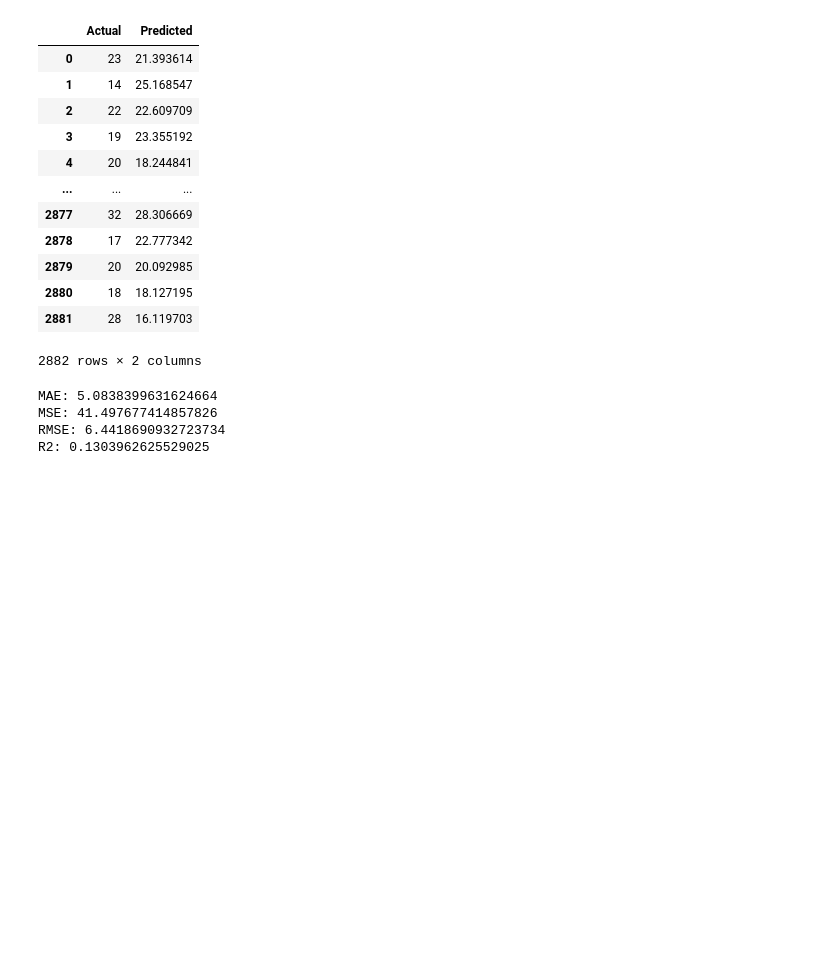
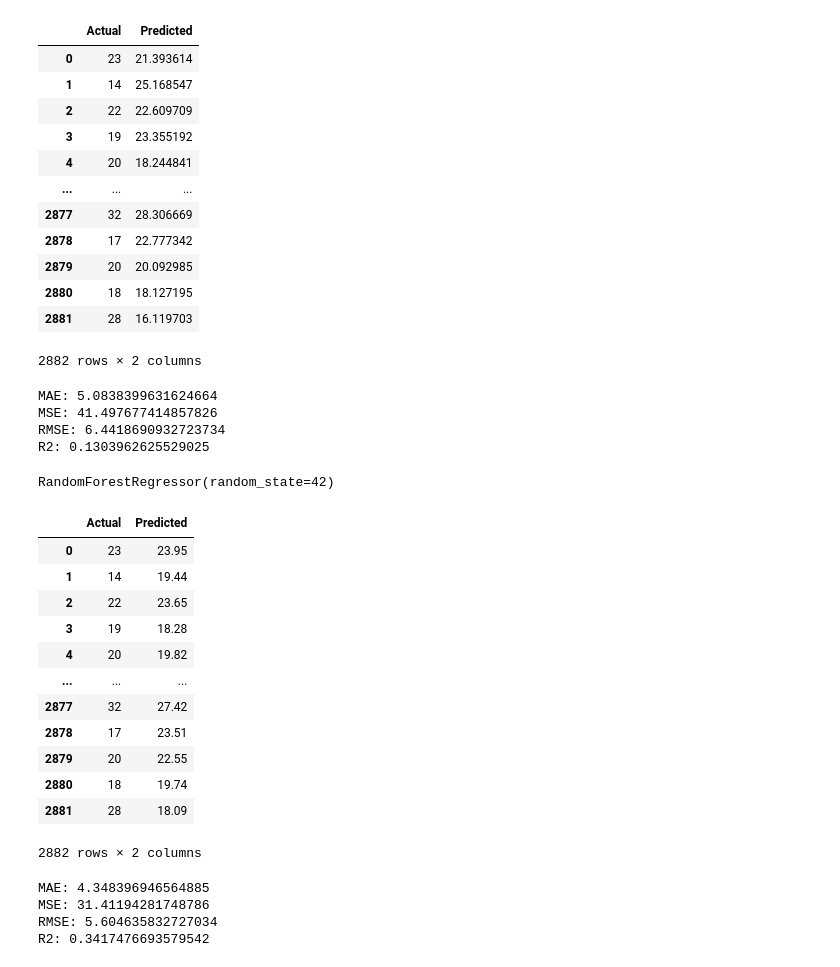
Before and after one commit to CruzUK/LR, a Jupyter notebook: LinearR.ipynb, the cells around one changed output. Drawn from its saved outputs; the diff is of its cells as text; code cells hidden in the pictures; blank space fills up the shorter version.

```diff
--- a/LinearR.ipynb
+++ b/LinearR.ipynb
@@ -209,3 +209,39 @@ MAE: 5.0838399631624664
 MSE: 41.497677414857826
 RMSE: 6.4418690932723734
 R2: 0.1303962625529025
+# %%
+#random forest regression
+#n_estimators that's a number of combination different trees , less trees faster , more trees more complex slower
+
+rf_reg=RandomForestRegressor(n_estimators=100,random_state=42)
+rf_reg.fit(X_train,y_train)
+# %% [output]
+RandomForestRegressor(random_state=42)
+# %%
+
+rf_reg_pred=rf_reg.predict(X_test)
+pd.DataFrame({'Actual': y_test, 'Predicted': rf_reg_pred})
+# %% [output]
+|  | Actual | Predicted |
+| 0 | 23 | 23.95 |
+| 1 | 14 | 19.44 |
+| 2 | 22 | 23.65 |
+| 3 | 19 | 18.28 |
+| 4 | 20 | 19.82 |
+| ... | ... | ... |
+| 2877 | 32 | 27.42 |
+| 2878 | 17 | 23.51 |
+| 2879 | 20 | 22.55 |
+| 2880 | 18 | 19.74 |
+| 2881 | 28 | 18.09 |
+2882 rows × 2 columns
+# %%
+print('MAE:', metrics.mean_absolute_error(y_test, rf_reg_pred))
+print('MSE:', metrics.mean_squared_error(y_test, rf_reg_pred))
+print('RMSE:', np.sqrt(metrics.mean_squared_error(y_test,rf_reg_pred)))
+print('R2:', metrics.r2_score(y_test,rf_reg_pred))
+# %% [output]
+MAE: 4.348396946564885
+MSE: 31.41194281748786
+RMSE: 5.604635832727034
+R2: 0.3417476693579542
```
Also changed, not shown: parts of 1 cell of this notebook, 11 other files.
